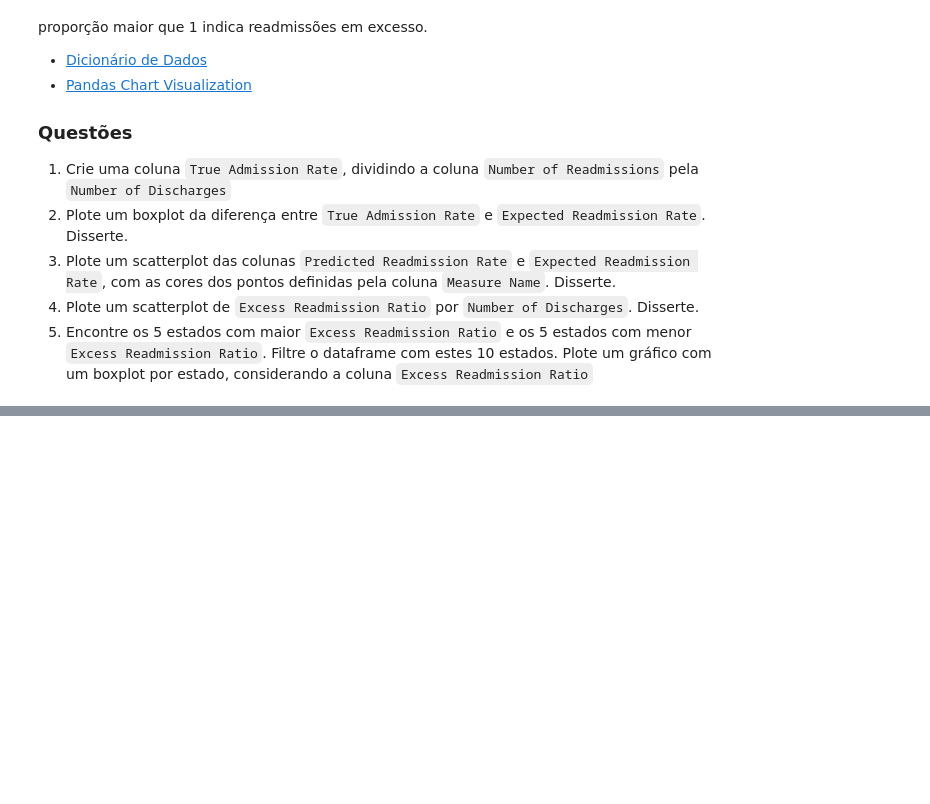
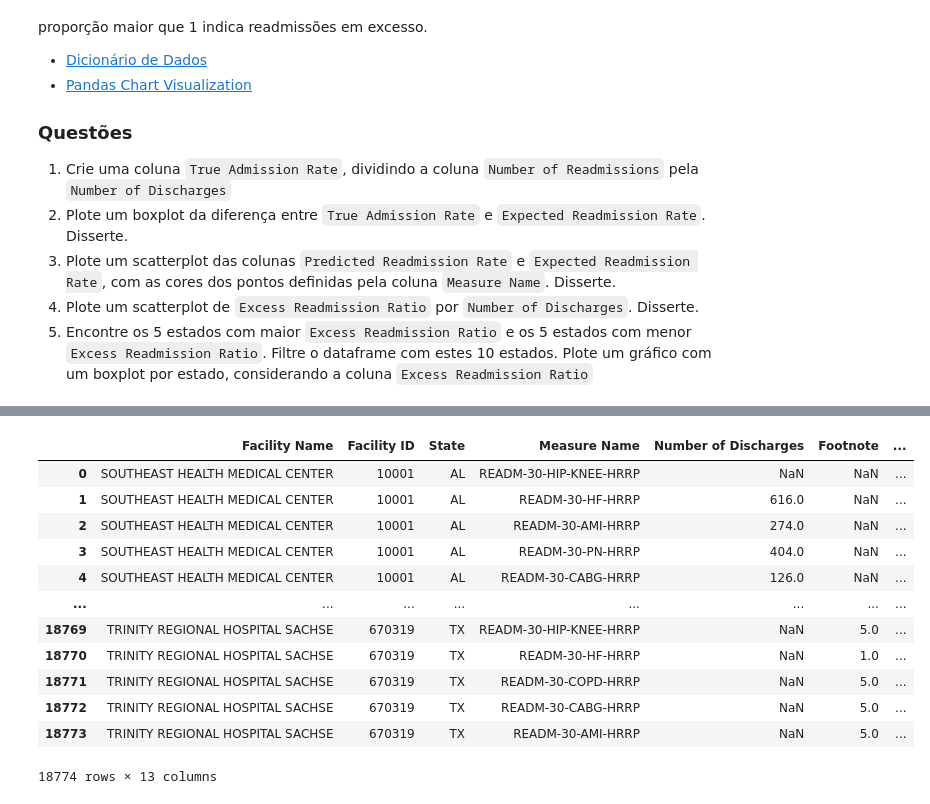
Before and after one commit to HelioZF/PADS, a Jupyter notebook: Computacao Para Ciencia de Dados/Listas/Lista 02/Lista02_ALUNO_.ipynb, the cells around one changed output, grey strips where cells are left out. Drawn from its saved outputs; the diff is of its cells as text; code cells hidden in the pictures; blank space fills up the shorter version.

```diff
--- a/Computacao Para Ciencia de Dados/Listas/Lista 02/Lista02_ALUNO_.ipynb
+++ b/Computacao Para Ciencia de Dados/Listas/Lista 02/Lista02_ALUNO_.ipynb
@@ -23,0 +55,22 @@ df = pd.read_csv('https://raw.githubusercontent.com/amkaris/EDA/master/cms_hospi
+# %%
+# Converter as colunas para numérico (se necessário)
+df['Number of Readmissions'] = pd.to_numeric(df['Number of Readmissions'], errors='coerce')
+df['Number of Discharges'] = pd.to_numeric(df['Number of Discharges'], errors='coerce')
+
+# Criar a nova coluna com a divisão
+df['True Admission Rate'] = df['Number of Readmissions'] / df['Number of Discharges']
+df
+# %% [output]
+|  | Facility Name | Facility ID | State | Measure Name | Number of Discharges | Footnote | ... |
+| 0 | SOUTHEAST HEALTH MEDICAL CENTER | 10001 | AL | READM-30-HIP-KNEE-HRRP | NaN | NaN | ... |
+| 1 | SOUTHEAST HEALTH MEDICAL CENTER | 10001 | AL | READM-30-HF-HRRP | 616.0 | NaN | ... |
+| 2 | SOUTHEAST HEALTH MEDICAL CENTER | 10001 | AL | READM-30-AMI-HRRP | 274.0 | NaN | ... |
+| 3 | SOUTHEAST HEALTH MEDICAL CENTER | 10001 | AL | READM-30-PN-HRRP | 404.0 | NaN | ... |
+| 4 | SOUTHEAST HEALTH MEDICAL CENTER | 10001 | AL | READM-30-CABG-HRRP | 126.0 | NaN | ... |
+| ... | ... | ... | ... | ... | ... | ... | ... |
+| 18769 | TRINITY REGIONAL HOSPITAL SACHSE | 670319 | TX | READM-30-HIP-KNEE-HRRP | NaN | 5.0 | ... |
+| 18770 | TRINITY REGIONAL HOSPITAL SACHSE | 670319 | TX | READM-30-HF-HRRP | NaN | 1.0 | ... |
+| 18771 | TRINITY REGIONAL HOSPITAL SACHSE | 670319 | TX | READM-30-COPD-HRRP | NaN | 5.0 | ... |
+| 18772 | TRINITY REGIONAL HOSPITAL SACHSE | 670319 | TX | READM-30-CABG-HRRP | NaN | 5.0 | ... |
+| 18773 | TRINITY REGIONAL HOSPITAL SACHSE | 670319 | TX | READM-30-AMI-HRRP | NaN | 5.0 | ... |
+18774 rows × 13 columns
```
Also changed, not shown: parts of 13 cells of this notebook.
